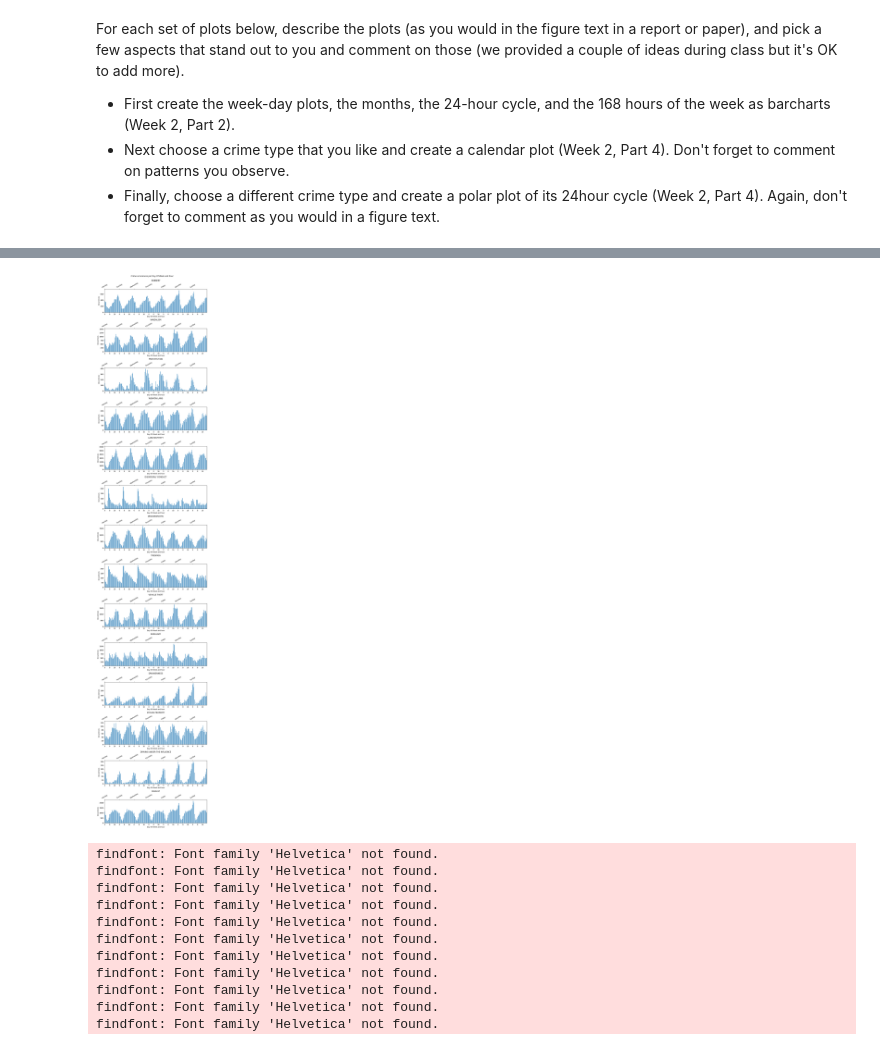
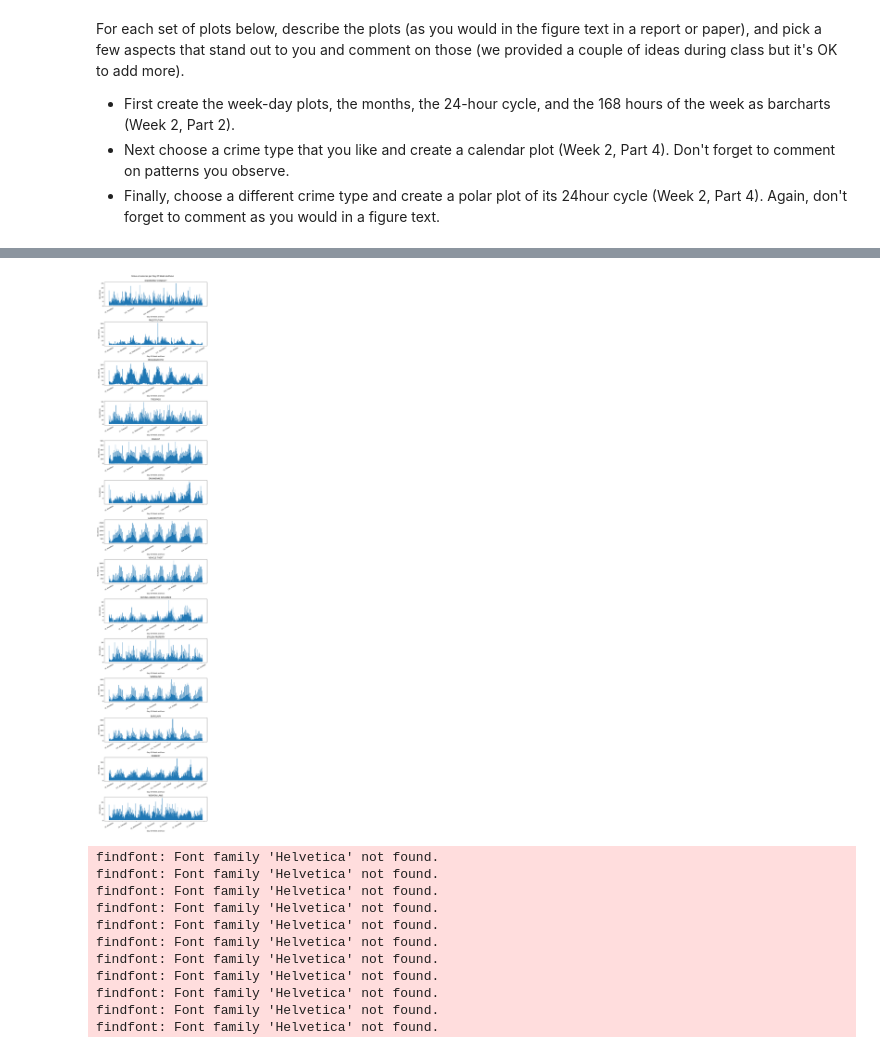
Before and after one commit to s185231/02806Assignments, a Jupyter notebook: Assignment1.ipynb, the cells around one changed output, grey strips where cells are left out. Saved outputs shown, nothing was run; the diff lists cells and outputs as text; code cells hidden in the pictures.

```diff
--- a/Assignment1.ipynb
+++ b/Assignment1.ipynb
@@ -69,22 +69,18 @@ fig.tight_layout(rect=[0, 0, 1, 0.99])
 # %%
 fig = plt.figure(figsize=(10,50))
 for i, crime in enumerate(focuscrimes):
     df_i = df.loc[df.Category == crime]
-    crimes_per_DayOfWeek_and_hour = df_i.groupby([df_i['Timestamp'].dt.day_of_week,df_i['Timestamp'].dt.day_name(),df_i['Timestamp'].dt.hour])['DayOfWeek'].value_counts()
+    crimes_per_DayOfWeek_and_hour = df_i.groupby([df_i['Timestamp'].dt.day_of_week,df_i['Timestamp'].dt.day_name(),df_i['Timestamp'].dt.hour,df_i['Timestamp'].dt.minute])['DayOfWeek'].value_counts()
     crimes_per_DayOfWeek_and_hour = crimes_per_DayOfWeek_and_hour.droplevel(0,'index').droplevel(0,'index')
     ax = fig.add_subplot(14, 1, i + 1)
-    crimes_per_DayOfWeek_and_hour.droplevel(1,'index').plot(ax=ax, kind='bar', title=crime, xlabel="Day Of Week and hour", ylabel="Occurences")
-    ax.locator_params(axis='x', nbins=7*3)
-    ax.tick_params( axis='x', labelrotation = 0)
-    ax2 = ax.twiny()
-    crimes_per_DayOfWeek_and_hour.droplevel(0,'index').plot(ax=ax2, kind='bar', title='', xlabel='', ylabel='')
-    ax2.locator_params(axis='x', nbins=7)
-    ax2.tick_params( axis='x', labelrotation = 30)
+    crimes_per_DayOfWeek_and_hour.droplevel(1,'index').plot(ax=ax, title=crime, xlabel="Day Of Week and hour", ylabel="Occurences")
+    ax.locator_params(axis='x', nbins=50)
+    ax.tick_params(axis='x', labelrotation = 30)
 fig.tight_layout(rect=[0, 0, 1, 0.975])
 fig.suptitle('Crime occurences per Day Of Week and hour')
 plt.show()
 # %% [output]
-[figure, old version]
+[figure, new version]
 # %%
 import calplot
 df_assult = df.loc[df.Category == 'ASSAULT']
```
Also changed, not shown: parts of 5 cells of this notebook.
